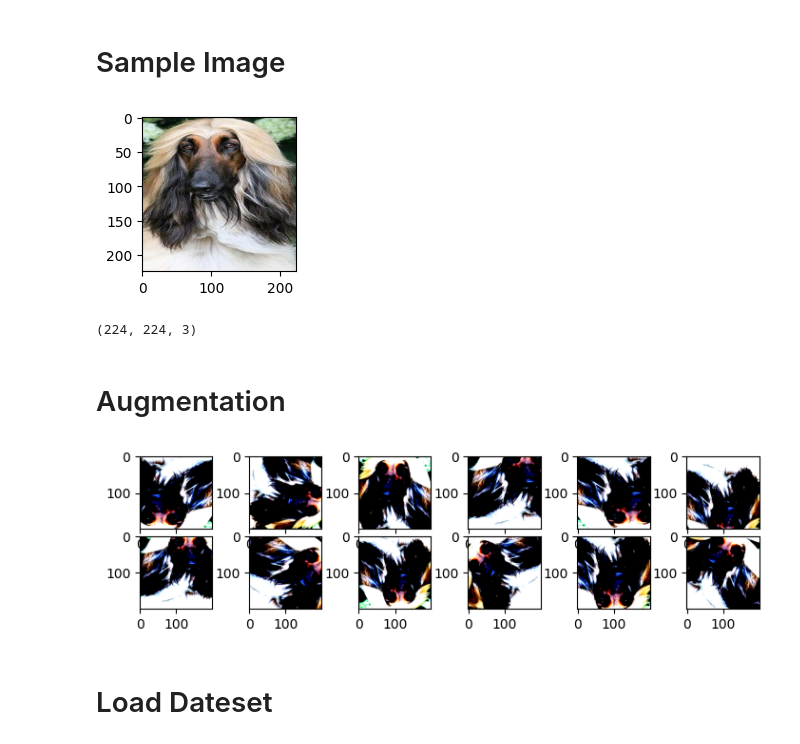
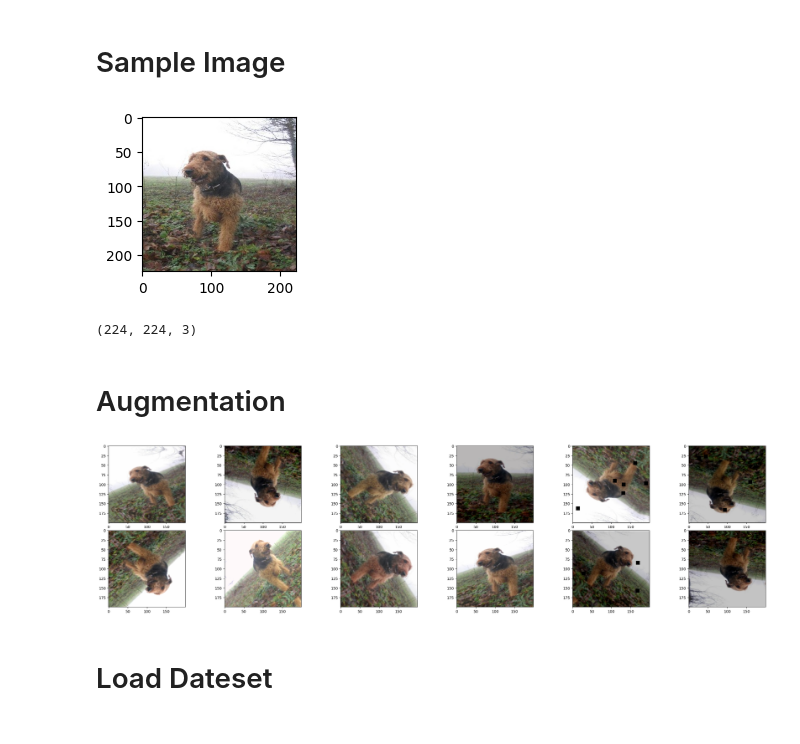
Before and after one commit to Kallol7/PytorchNotes, a Jupyter notebook: Pretrained.ipynb, the cells around one changed output. Cells and saved outputs as stored; diff of their text form; code cells hidden in the pictures.

```diff
--- a/Pretrained.ipynb
+++ b/Pretrained.ipynb
@@ -133,7 +133,7 @@ df.head(3)
 | 2 | train/Afghan/003.jpg | 0 |
 # %%
 # only using 5 class
-df = df[df["labels"]<TOTAL_CLASS]
+df = df[df["labels"]<3]
 df.labels.unique()
 # %% [output]
 array([0, 1, 2])
@@ -151,68 +151,80 @@ plt.show()
 # %% [markdown]
 # Sample Image
 # %%
-img = Image.open(os.path.join(DATA_DIR, train_df.iloc[5,0]))
+img = Image.open(os.path.join(DATA_DIR, train_df.iloc[9,0]))
 _, ax = plt.subplots(1,1, figsize=(2,2))
 ax.imshow(img)
 plt.show()
 np.shape(img)
 # %% [output]
-[figure, old version]
+[figure, new version]
 (224, 224, 3)
 # %% [markdown]
 # Augmentation
 # %%
 train_augms = A.Compose([
-    A.Rotate(limit = (-90,90)),
-    A.HorizontalFlip(p=0.5),
-    A.VerticalFlip(p=0.5),
-    A.RandomResizedCrop(scale = (.45,1.0), size = (HEIGHT,WIDTH)),
-    A.Normalize(mean = (.485, 0.456, 0.406), std=(0.229, 0.224, 0.225))
-])
+       A.Rotate(limit=(-75, 75)),
+       A.HorizontalFlip(p=0.5),
+       A.VerticalFlip(p=0.5),
+       A.Rotate(limit=(-15, 15)),
+
+       A.RandomResizedCrop(scale=(.7, 1.0), size=(HEIGHT, WIDTH)),
+       A.ShiftScaleRotate(shift_limit=0.0625, scale_limit=0.1, rotate_limit=45, p=0.5),
+       A.RandomBrightnessContrast(brightness_limit=0.2, contrast_limit=0.2, p=0.5),
+       A.HueSaturationValue(hue_shift_limit=7, sat_shift_limit=7, val_shift_limit=7, p=0.5),
+       A.CoarseDropout(max_holes=8, max_height=HEIGHT // 20, max_width=WIDTH // 20, min_holes=1, fill_value=0, p=0.5),  # New
+       A.Normalize(mean=(.485, 0.456, 0.406), std=(0.229, 0.224, 0.225))
+   ])
 
 valid_augms = A.Compose([
     A.Resize(height=HEIGHT, width=WIDTH),
     A.Normalize(mean = (.485, 0.456, 0.406), std=(0.229, 0.224, 0.225))
 ])
 
-def denorm(channel_first_tensor_image):
-  return channel_first_tensor_image.permute(1,2,0) * np.array((0.229, 0.224, 0.225)) + np.array((0.485, 0.456, 0.406))
+def denorm(channel_first_tensor_image, permute=True):
+  if permute:
+    return channel_first_tensor_image.permute(1,2,0) * np.array((0.229, 0.224, 0.225)) + np.array((0.485, 0.456, 0.406))
+  return channel_first_tensor_image * np.array((0.229, 0.224, 0.225)) + np.array((0.485, 0.456, 0.406))
 # %%
 import logging
 
-def show_image(img, aumentation = None, title = None, ax = None, plt_show = True, figsize=(8,8)):
+def show_image(img, aumentation = None, title = None, ax = None, plt_show = True, figsize=(8,8), normalize=True):
   logger = logging.getLogger()
   old_level = logger.level
   logger.setLevel(100)
 
   if ax is None:
     if aumentation is not None:
       _, axes = plt.subplots(2,6,figsize=figsize)
       plt.subplots_adjust(left=0, bottom=0, right=0.85, top=0.2, wspace=0.1, hspace=0.1)
 
       for ax in axes.flatten():
-        ax.imshow( aumentation(image = np.array(img))['image'] )
+        augmented = aumentation(image = np.array(img))['image']
+        if normalize:
+          ax.imshow(augmented)
+        else:
+          ax.imshow(denorm(augmented, permute=False))
     else:
         plt.figure(figsize=(2,2))
         plt.imshow(img)
 
   else: # ax is provided
-      ax.imshow( np.array(img) )
+    ax.imshow( np.array(img) )
 
   if title is not None:
     if ax is None:
       plt.title(title)
     else:
       ax.set_title(title)
 
   if plt_show:
     plt.show()
 
   logger.setLevel(old_level)
 
-show_image(img, train_augms)
+show_image(img, train_augms, figsize=(30,30), normalize=False)
 # %% [output]
-[figure, old version]
+[figure, new version]
 # %% [markdown]
 # Load Dateset
 # %%
```
Also changed, not shown: parts of 7 cells of this notebook.
